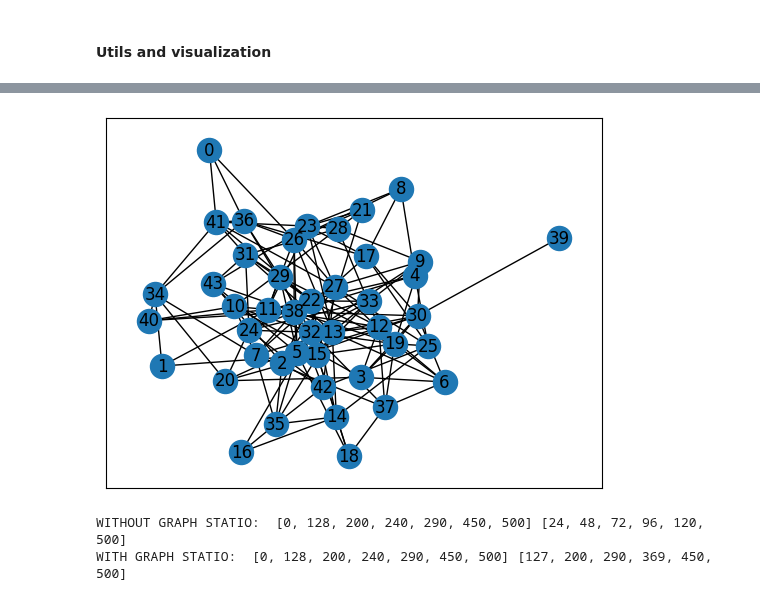
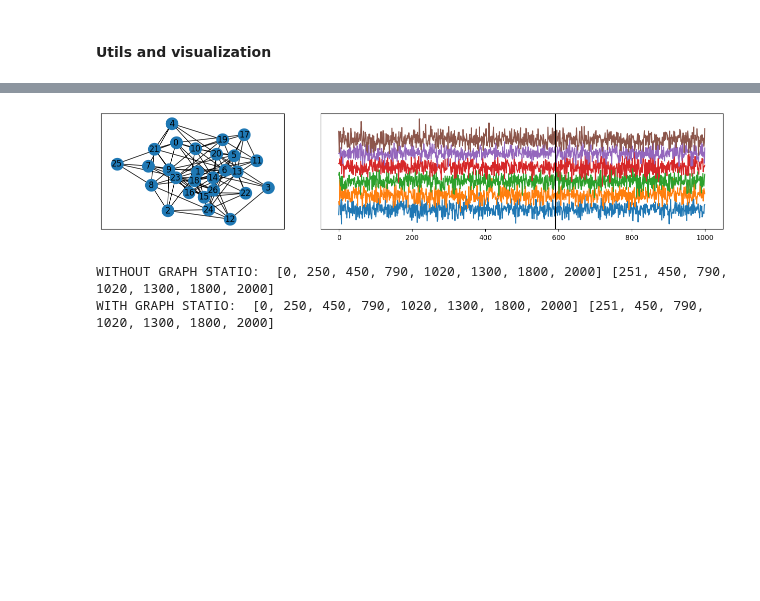
Before and after one commit to evenmatencio/graph-signals-change-point-detection, a Jupyter notebook: covariance_matrix_cpd.ipynb, the cells around one changed output, grey strips where cells are left out. Cells and saved outputs as stored; diff of their text form; code cells hidden in the pictures; blank space fills up the shorter version.

```diff
--- a/covariance_matrix_cpd.ipynb
+++ b/covariance_matrix_cpd.ipynb
@@ -143,5 +137,0 @@ def generate_rd_seed_in_hyp():
-# %%
-G = generate_random_er_graphs(0, 0)
-nx.draw_networkx(G)
-# %% [output]
-[figure, removed]
@@ -173,0 +156,24 @@ for i in range(2, len(bkps)):
+# %%
+def generate_gaus_signal_with_cov_diag_in_fourier(n_dims, n_samples, eigvects, signal_rng, diag_cov_max=1):
+    # randomly draw diagonal coef (in the fourier space)
+    diag_coefs = diag_cov_max * signal_rng.random(n_dims)
+    diag_mat = np.diag(diag_coefs)
+    # compute the corresponding covariance matrix and signal
+    cov_mat = eigvects @ diag_mat @ eigvects.T
+    signal = signal_rng.multivariate_normal(np.zeros(n_dims), cov_mat, size=n_samples)
+    return signal
+# %%
+def generate_rd_signal_in_hyp(G:nx.Graph, signal_rng:np.random.Generator, n_samples:int=500):
+    # randomly draw a set of admissible change points
+    n_dims = G.number_of_nodes()
+    min_size = n_dims * (n_dims-1) / 2
+    bkps = draw_bkps_with_gap_constraint(n_samples, min_size, signal_rng)
+    # generate the signal
+    _, eigvects = eigh(nx.laplacian_matrix(G).toarray())
+    signal_gen_func = lambda size: generate_gaus_signal_with_cov_diag_in_fourier(n_dims, size, eigvects, signal_rng)
+    signal = signal_gen_func(bkps[0])
+    # add each sub-segment
+    for i in range(1, len(bkps)):
+        sub_signal = signal_gen_func(bkps[i] - bkps[i-1])
+        signal = np.concatenate([signal, sub_signal], axis=0)
+    return bkps, signal
@@ -173,0 +187,20 @@ for i in range(2, len(bkps)):
+# %%
+nx_graph_seed = 1
+graph_seed = 2
+signal_seed = 3
+
+signal_rng = np.random.default_rng(seed=signal_seed)
+graph_rng = np.random.default_rng(seed=graph_seed)
+
+G = generate_random_er_graphs(graph_rng, nx_graph_seed)
+bkps, s = generate_rd_signal_in_hyp(G, signal_rng, n_samples=1000)
+
+fig, axes = plt.subplot_mosaic(mosaic='ABB', figsize=(16, 3))
+nx.draw_networkx(G, ax=axes['A'])
+for i in range(6):
+    axes['B'].plot(2*i+s[:, i])
+axes['B'].set_yticks([])
+for bkp in bkps[:-1]:
+    axes['B'].axvline(x=bkp, c='k')
+# %% [output]
+[figure, added]
@@ -174,15 +240,15 @@ for i in range(2, len(bkps)):
 # %%
 # No graph statio
 normal_cost = rpt.costs.CostNormal()
-algo = rpt.Dynp(custom_cost=normal_cost, jump=1, min_size=2).fit(signal)
+algo = rpt.Dynp(custom_cost=normal_cost, jump=1, min_size=min_size).fit(signal)
 normal_bkps = algo.predict(n_bkps=len(bkps)-2)
 print("WITHOUT GRAPH STATIO: ", bkps, normal_bkps)
 
 # With graph statio
 statio_cost = CostGraphStatioNormal(nx.laplacian_matrix(G).toarray())
-algo = rpt.Dynp(custom_cost=statio_cost, jump=1, min_size=2).fit(signal)
+algo = rpt.Dynp(custom_cost=statio_cost, jump=1, min_size=min_size).fit(signal)
 statio_bkps = algo.predict(n_bkps=len(bkps)-2)
 print("WITH GRAPH STATIO: ", bkps, statio_bkps)
 # %% [output]
-WITHOUT GRAPH STATIO:  [0, 128, 200, 240, 290, 450, 500] [24, 48, 72, 96, 120, 500]
-WITH GRAPH STATIO:  [0, 128, 200, 240, 290, 450, 500] [127, 200, 290, 369, 450, 500]
+WITHOUT GRAPH STATIO:  [0, 250, 450, 790, 1020, 1300, 1800, 2000] [251, 450, 790, 1020, 1300, 1800, 2000]
+WITH GRAPH STATIO:  [0, 250, 450, 790, 1020, 1300, 1800, 2000] [251, 450, 790, 1020, 1300, 1800, 2000]
```
Also changed, not shown: parts of 9 cells of this notebook.
